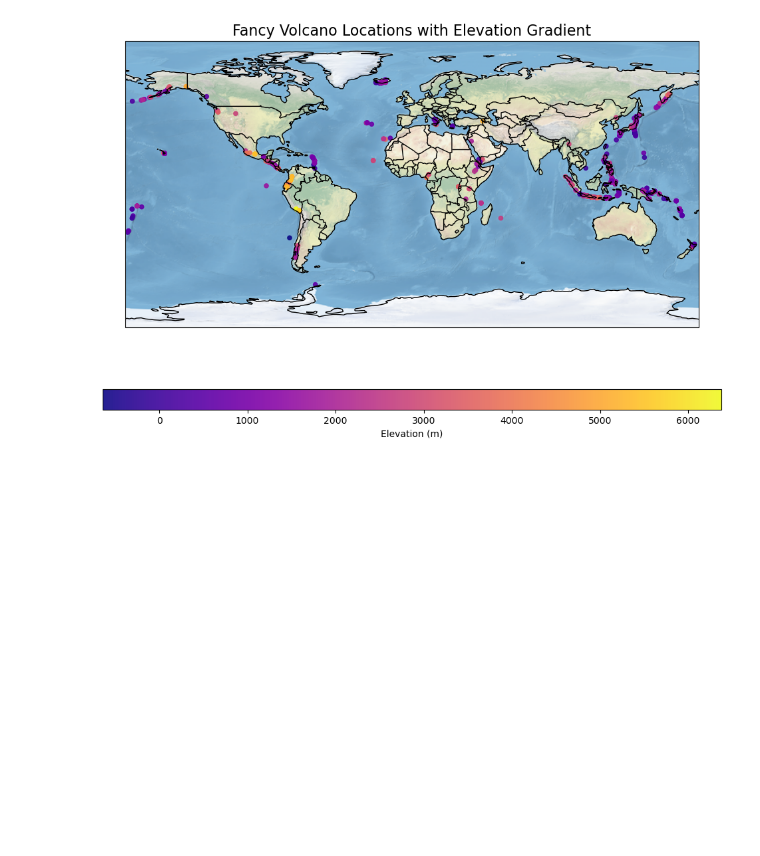
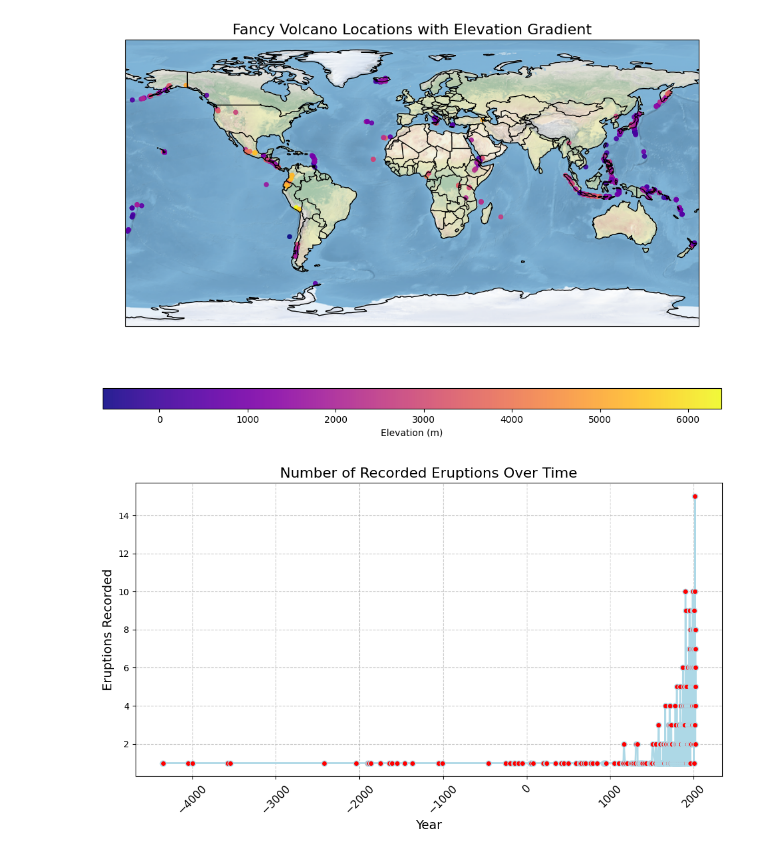
Before and after one commit to AidanDavid/GlobalVolcanicActivity, a Jupyter notebook: Chart.ipynb, the cells around one changed output. Saved outputs shown, nothing was run; the diff lists cells and outputs as text; code cells hidden in the pictures; blank space fills up the shorter version.

Commit message:
further visualizations

```diff
--- a/Chart.ipynb
+++ b/Chart.ipynb
@@ -150,3 +150,23 @@ plt.title('Fancy Volcano Locations with Elevation Gradient', fontsize=16)
 plt.show()
 # %% [output]
 [figure]
+# %%
+# Group by year and count the number of eruptions per year
+eruption_counts = volcano_df.groupby('year').size()
+# %%
+# Line chart for eruptions over time
+plt.figure(figsize=(10, 6))
+eruption_counts.plot(kind='line', color='lightblue', marker='o', markerfacecolor='red', linestyle='-', linewidth=2)
+
+# Labels and title for the line chart
+plt.title('Number of Recorded Eruptions Over Time', fontsize=16)
+plt.xlabel('Year', fontsize=14)
+plt.ylabel('Eruptions Recorded', fontsize=14)
+plt.xticks(rotation=45, fontsize=12)
+plt.grid(True, linestyle='--', alpha=0.7)
+
+# Show line chart
+plt.tight_layout()
+plt.show()
+# %% [output]
+[figure, added]
```
Also changed, not shown: parts of 4 cells of this notebook, 1 other file.
